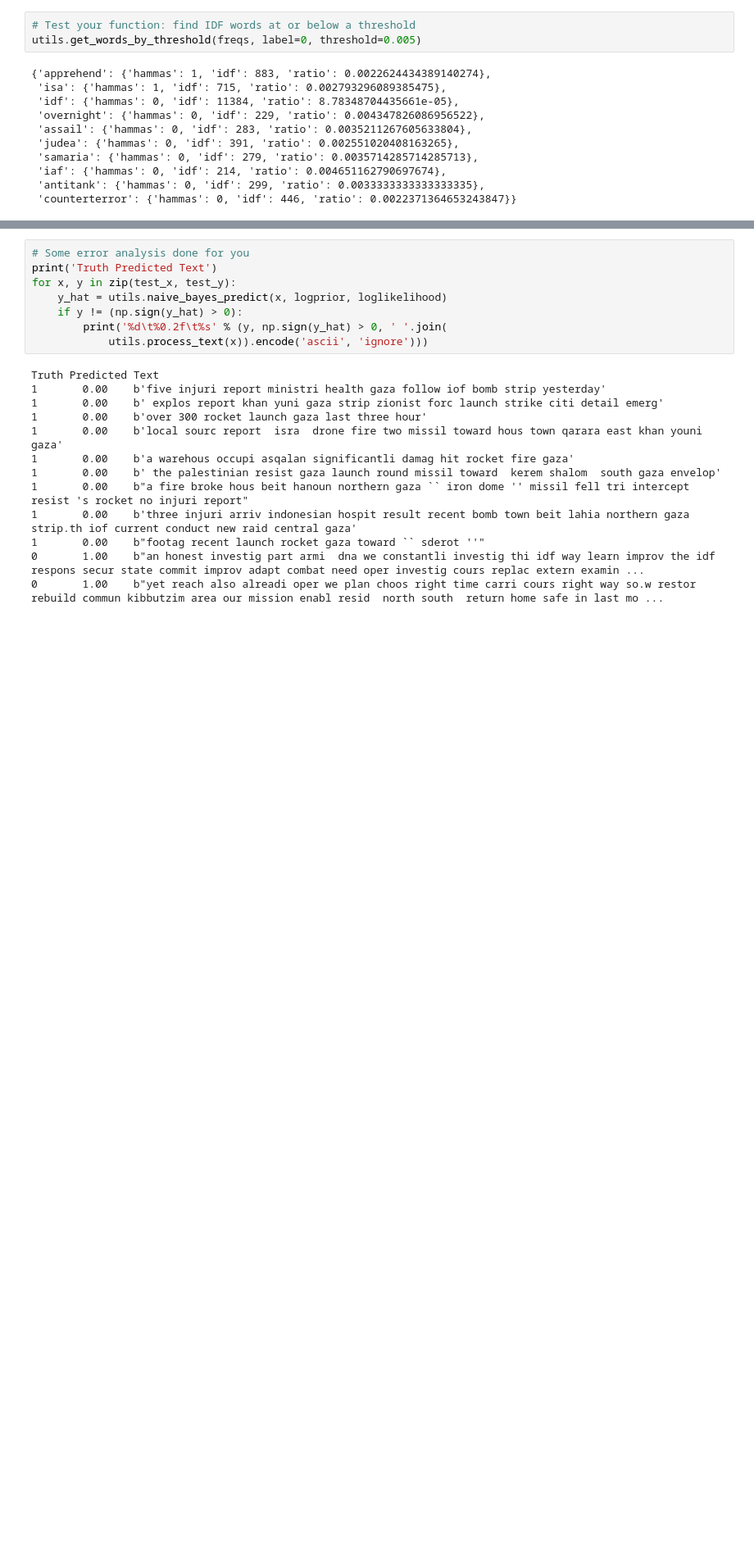
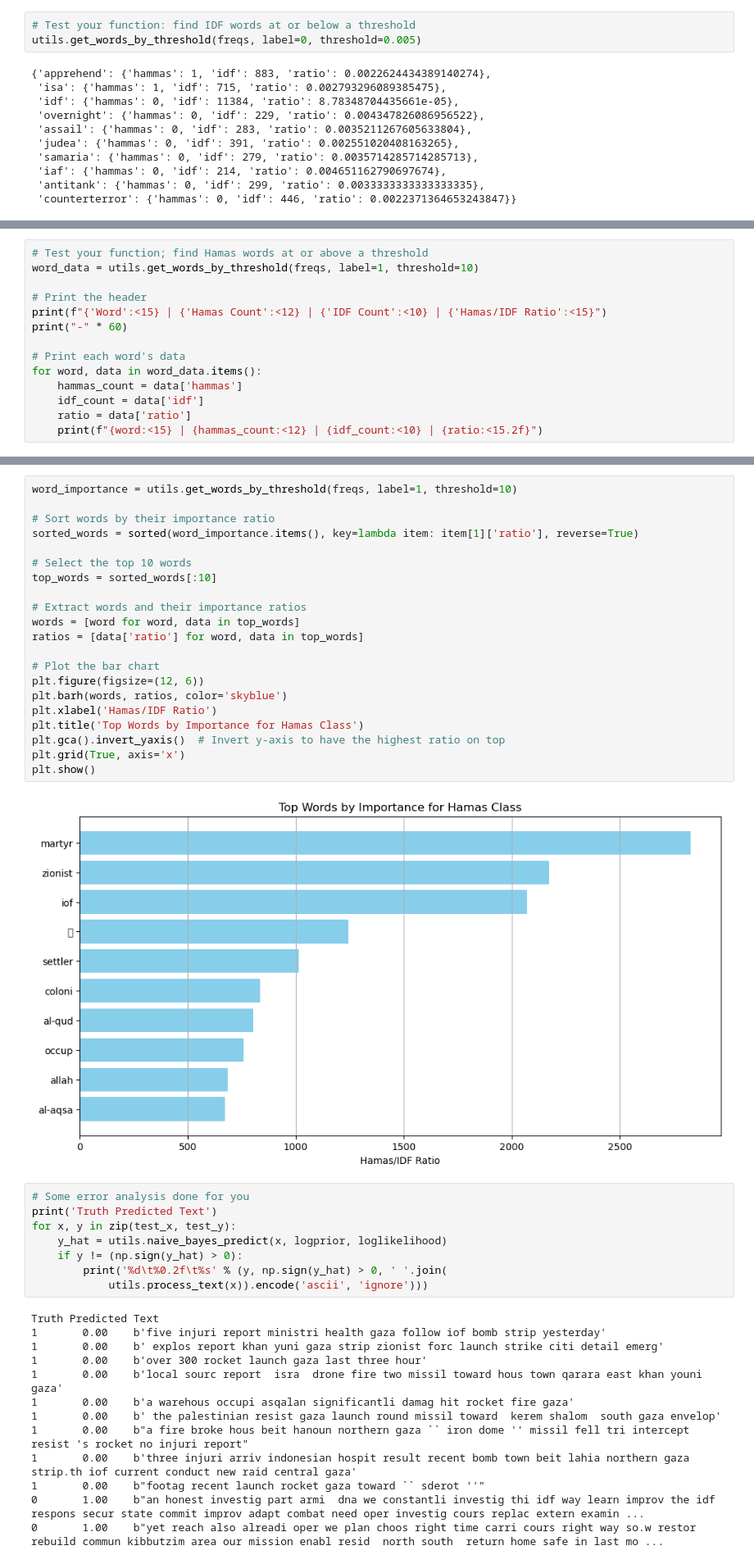
Before and after one commit to Snapchik/chat_analysis, a Jupyter notebook: Naive_Bayes_which_chat.ipynb, the cells around one changed output, grey strips where cells are left out. Shown at 82% size. Cells and saved outputs as stored; diff of their text form; blank space fills up the shorter version.

```diff
--- a/Naive_Bayes_which_chat.ipynb
+++ b/Naive_Bayes_which_chat.ipynb
@@ -268,0 +343,14 @@ utils.get_words_by_threshold(freqs, label=1, threshold=10)
+# %%
+# Test your function; find Hamas words at or above a threshold
+word_data = utils.get_words_by_threshold(freqs, label=1, threshold=10)
+
+# Print the header
+print(f"{'Word':<15} | {'Hamas Count':<12} | {'IDF Count':<10} | {'Hamas/IDF Ratio':<15}")
+print("-" * 60)
+
+# Print each word's data
+for word, data in word_data.items():
+    hammas_count = data['hammas']
+    idf_count = data['idf']
+    ratio = data['ratio']
+    print(f"{word:<15} | {hammas_count:<12} | {idf_count:<10} | {ratio:<15.2f}")
@@ -269,3 +375,26 @@ utils.get_words_by_threshold(freqs, label=1, threshold=10)
+# %%
+word_importance = utils.get_words_by_threshold(freqs, label=1, threshold=10)
+
+# Sort words by their importance ratio
+sorted_words = sorted(word_importance.items(), key=lambda item: item[1]['ratio'], reverse=True)
+
+# Select the top 10 words
+top_words = sorted_words[:10]
+
+# Extract words and their importance ratios
+words = [word for word, data in top_words]
+ratios = [data['ratio'] for word, data in top_words]
+
+# Plot the bar chart
+plt.figure(figsize=(12, 6))
+plt.barh(words, ratios, color='skyblue')
+plt.xlabel('Hamas/IDF Ratio')
+plt.title('Top Words by Importance for Hamas Class')
+plt.gca().invert_yaxis()  # Invert y-axis to have the highest ratio on top
+plt.grid(True, axis='x')
+plt.show()
+# %% [output]
+[figure, added]
 # %%
 # Some error analysis done for you
 print('Truth Predicted Text')
```
Also changed, not shown: parts of 14 cells of this notebook.
